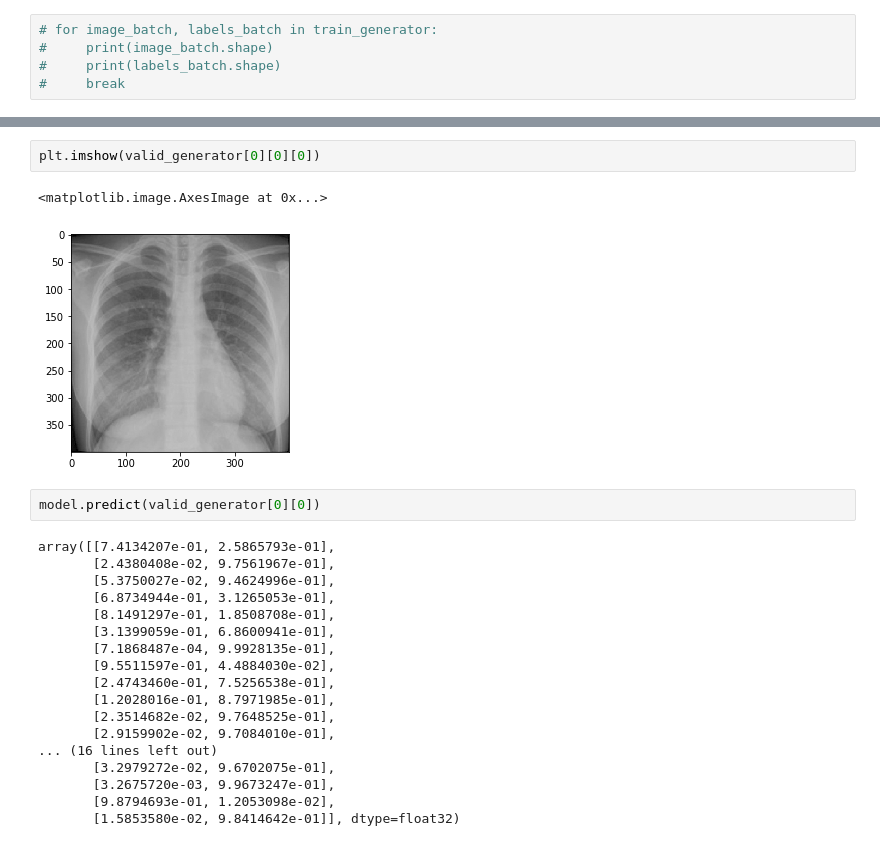
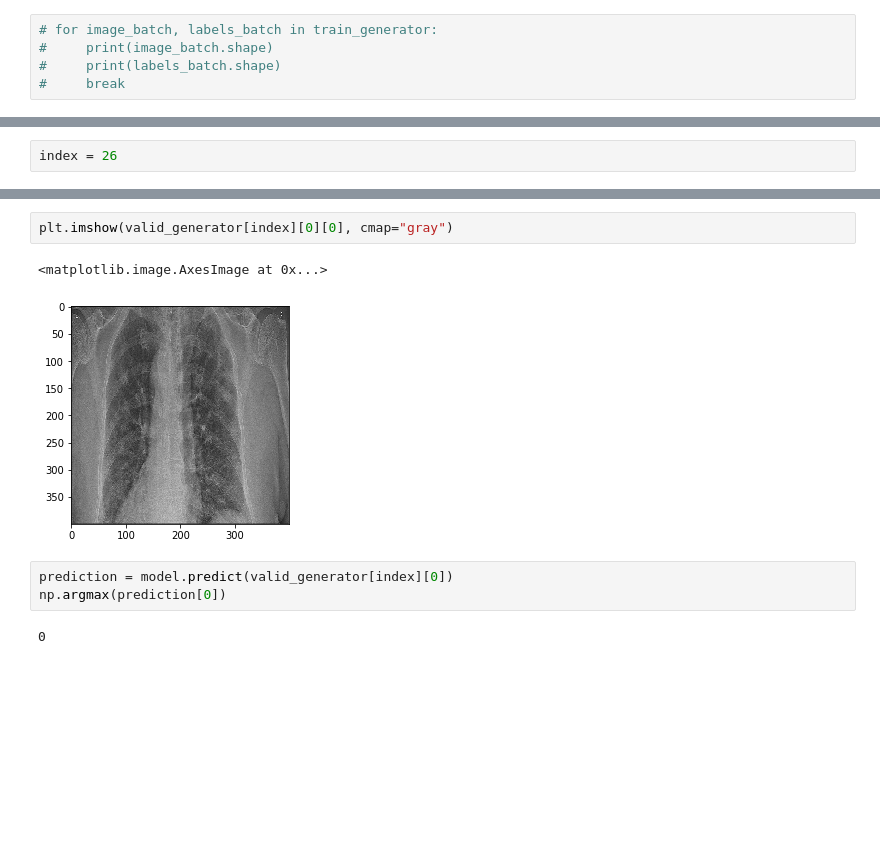
Before and after one commit to cho0h5/covid-xray2, a Jupyter notebook: train.ipynb, the cells around one changed output, grey strips where cells are left out. Saved outputs shown, nothing was run; the diff lists cells and outputs as text; blank space fills up the shorter version.

```diff
--- a/train.ipynb
+++ b/train.ipynb
@@ -102,3 +116,5 @@ Epoch 3/3
+# %%
+index = 26
 # %%
 get_output = tf.keras.backend.function([model.layers[0].input],
                                        [model.layers[-3].output, model.layers[-1].output])
@@ -119,25 +135,10 @@ plt.imshow(np.reshape(output[0][0], (25, 25)))
 # %%
-plt.imshow(valid_generator[0][0][0])
+plt.imshow(valid_generator[index][0][0], cmap="gray")
 # %% [output]
 <matplotlib.image.AxesImage at 0x...>
-[figure, old version]
+[figure, new version]
 # %%
-model.predict(valid_generator[0][0])
+prediction = model.predict(valid_generator[index][0])
+np.argmax(prediction[0])
 # %% [output]
-array([[7.4134207e-01, 2.5865793e-01],
-       [2.4380408e-02, 9.7561967e-01],
-       [5.3750027e-02, 9.4624996e-01],
-       [6.8734944e-01, 3.1265053e-01],
-       [8.1491297e-01, 1.8508708e-01],
-       [3.1399059e-01, 6.8600941e-01],
-       [7.1868487e-04, 9.9928135e-01],
-       [9.5511597e-01, 4.4884030e-02],
-       [2.4743460e-01, 7.5256538e-01],
-       [1.2028016e-01, 8.7971985e-01],
-       [2.3514682e-02, 9.7648525e-01],
-       [2.9159902e-02, 9.7084010e-01],
-... (16 lines left out)
-       [3.2979272e-02, 9.6702075e-01],
-       [3.2675720e-03, 9.9673247e-01],
-       [9.8794693e-01, 1.2053098e-02],
-       [1.5853580e-02, 9.8414642e-01]], dtype=float32)
+0
```
Also changed, not shown: parts of 7 cells of this notebook, 1 other file.
